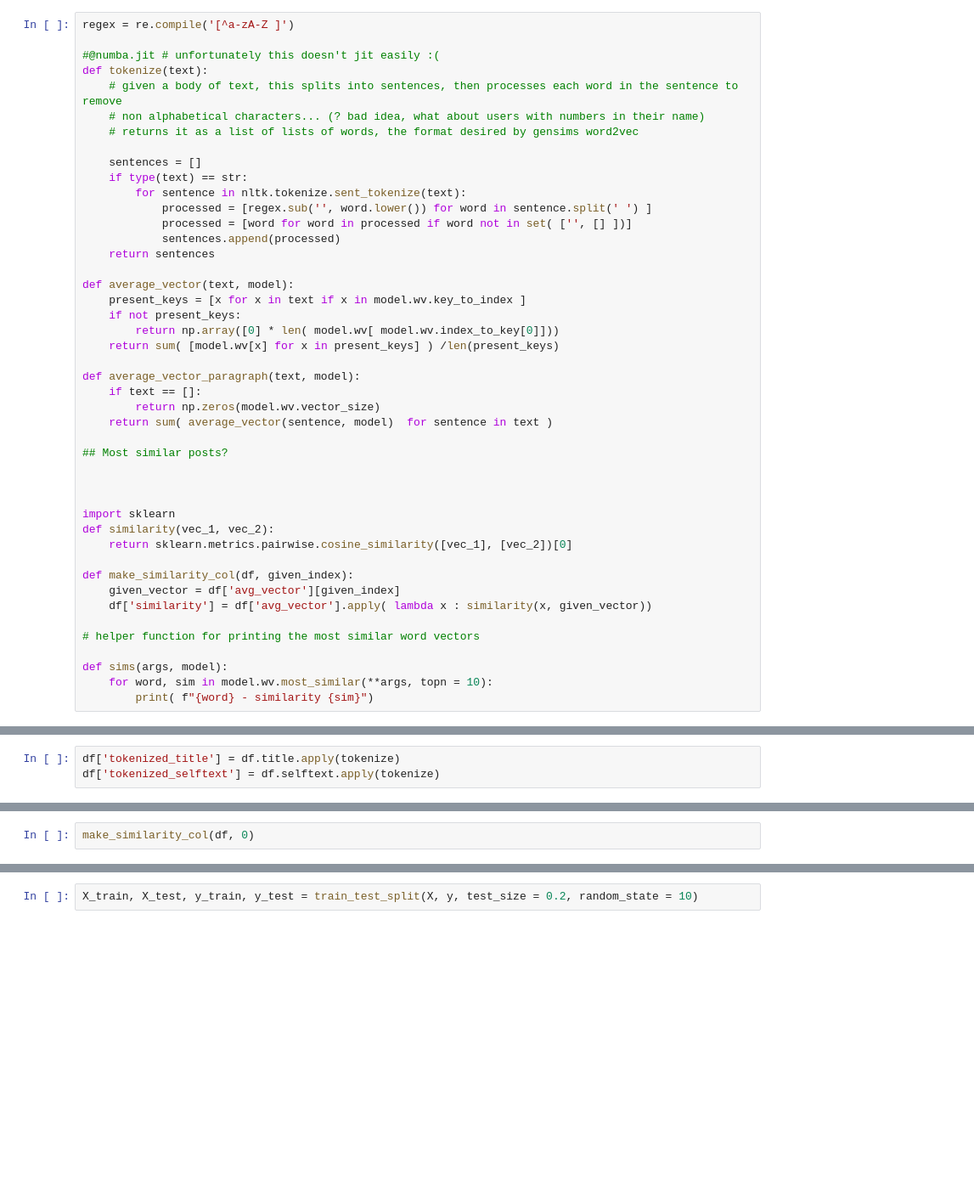
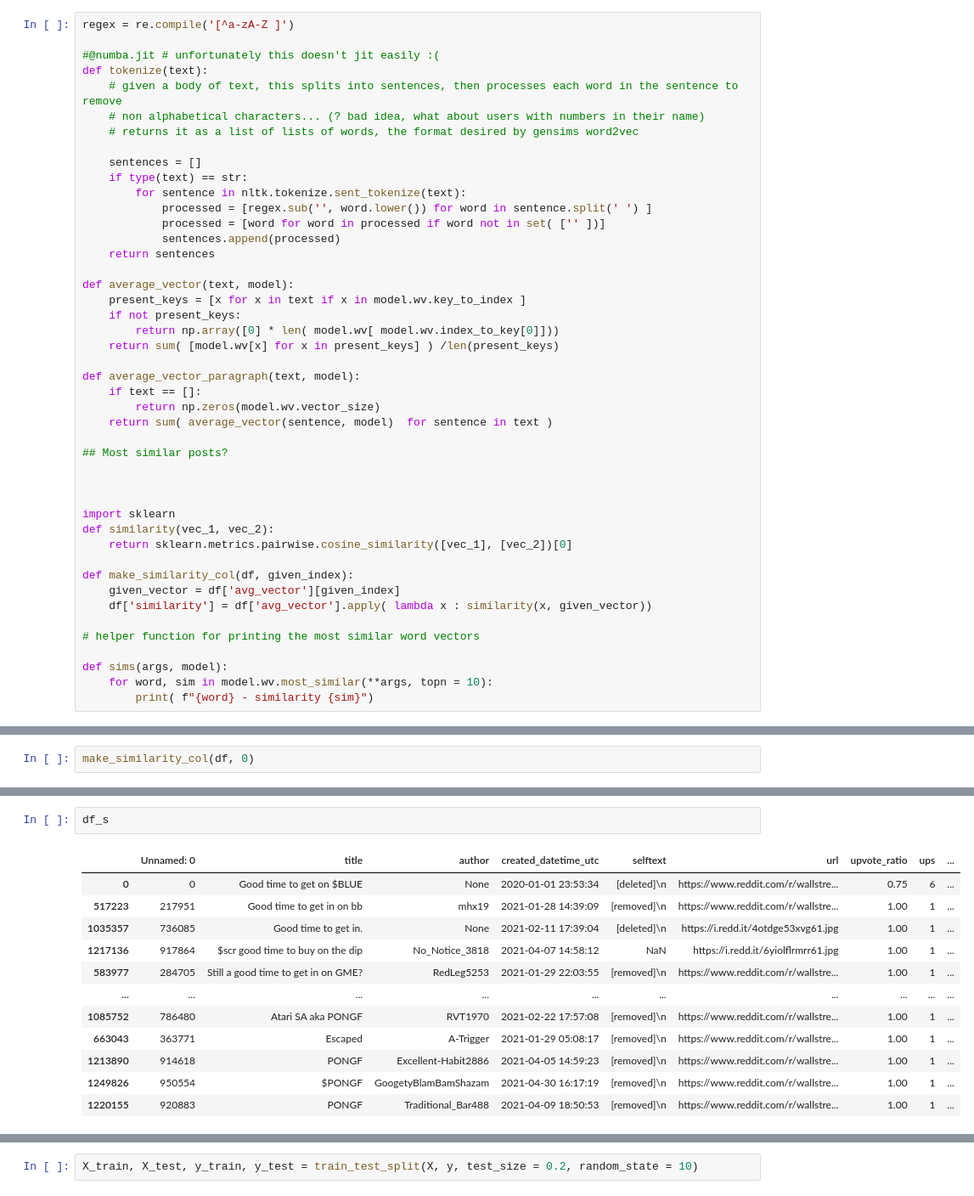
Before and after one commit to ElleNajt/ErdosInstitute-SIG_Project, a Jupyter notebook: Feature_Design/word2vec.ipynb, the cells around one changed output, grey strips where cells are left out. Shown at 85% size. Saved outputs shown, nothing was run; the diff lists cells and outputs as text; blank space fills up the shorter version.

```diff
--- a/Feature_Design/word2vec.ipynb
+++ b/Feature_Design/word2vec.ipynb
@@ -48,7 +53,7 @@ def tokenize(text):
     if type(text) == str:
         for sentence in nltk.tokenize.sent_tokenize(text):
             processed = [regex.sub('', word.lower()) for word in sentence.split(' ') ]
-            processed = [word for word in processed if word not in set( ['', [] ])]
+            processed = [word for word in processed if word not in set( ['' ])]
             sentences.append(processed)
     return sentences
 
@@ -87,3 +87,0 @@ model.wv.vector_size
-# %%
-df['tokenized_title'] = df.title.apply(tokenize)
-df['tokenized_selftext'] = df.selftext.apply(tokenize)
@@ -237,0 +210,15 @@ df_s.head(10)
+# %%
+df_s
+# %% [output]
+|  | Unnamed: 0 | title | author | created_datetime_utc | selftext | url | upvote_ratio | ups | ... |
+| 0 | 0 | Good time to get on $BLUE | None | 2020-01-01 23:53:34 | [deleted]\n | https://www.reddit.com/r/wallstre... | 0.75 | 6 | ... |
+| 517223 | 217951 | Good time to get in on bb | mhx19 | 2021-01-28 14:39:09 | [removed]\n | https://www.reddit.com/r/wallstre... | 1.00 | 1 | ... |
+| 1035357 | 736085 | Good time to get in. | None | 2021-02-11 17:39:04 | [deleted]\n | https://i.redd.it/4otdge53xvg61.jpg | 1.00 | 1 | ... |
+| 1217136 | 917864 | $scr good time to buy on the dip | No_Notice_3818 | 2021-04-07 14:58:12 | NaN | https://i.redd.it/6yiolflrmrr61.jpg | 1.00 | 1 | ... |
+| 583977 | 284705 | Still a good time to get in on GME? | RedLeg5253 | 2021-01-29 22:03:55 | [removed]\n | https://www.reddit.com/r/wallstre... | 1.00 | 1 | ... |
+| ... | ... | ... | ... | ... | ... | ... | ... | ... | ... |
+| 1085752 | 786480 | Atari SA aka PONGF | RVT1970 | 2021-02-22 17:57:08 | [removed]\n | https://www.reddit.com/r/wallstre... | 1.00 | 1 | ... |
+| 663043 | 363771 | Escaped | A-Trigger | 2021-01-29 05:08:17 | [removed]\n | https://www.reddit.com/r/wallstre... | 1.00 | 1 | ... |
+| 1213890 | 914618 | PONGF | Excellent-Habit2886 | 2021-04-05 14:59:23 | [removed]\n | https://www.reddit.com/r/wallstre... | 1.00 | 1 | ... |
+| 1249826 | 950554 | $PONGF | GoogetyBlamBamShazam | 2021-04-30 16:17:19 | [removed]\n | https://www.reddit.com/r/wallstre... | 1.00 | 1 | ... |
+| 1220155 | 920883 | PONGF | Traditional_Bar488 | 2021-04-09 18:50:53 | [removed]\n | https://www.reddit.com/r/wallstre... | 1.00 | 1 | ... |
```
Also changed, not shown: parts of 12 cells of this notebook.
